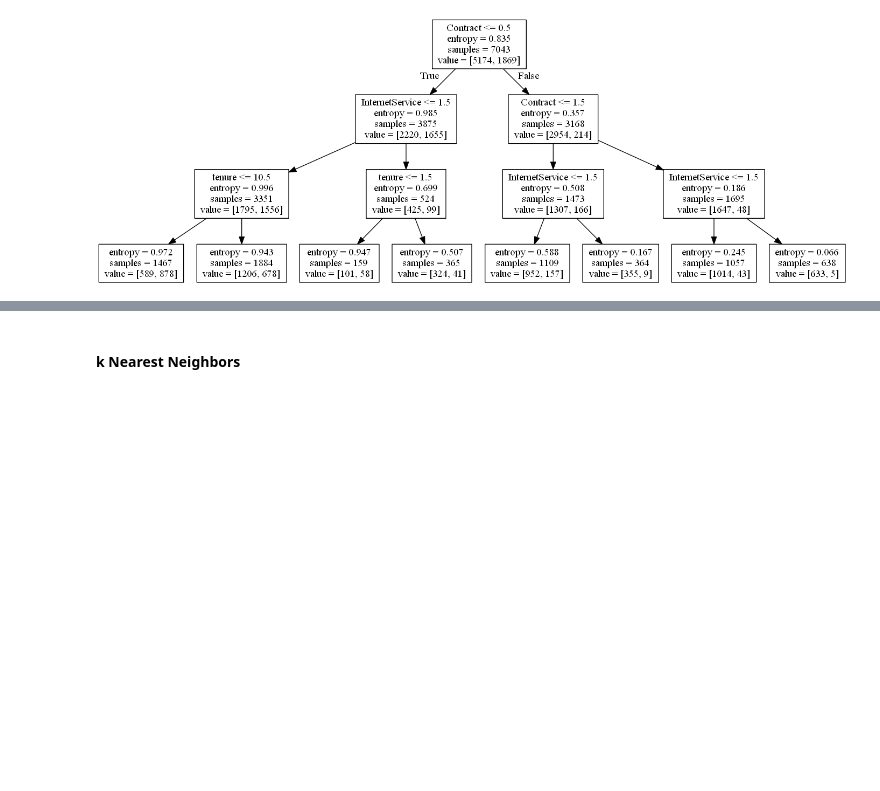
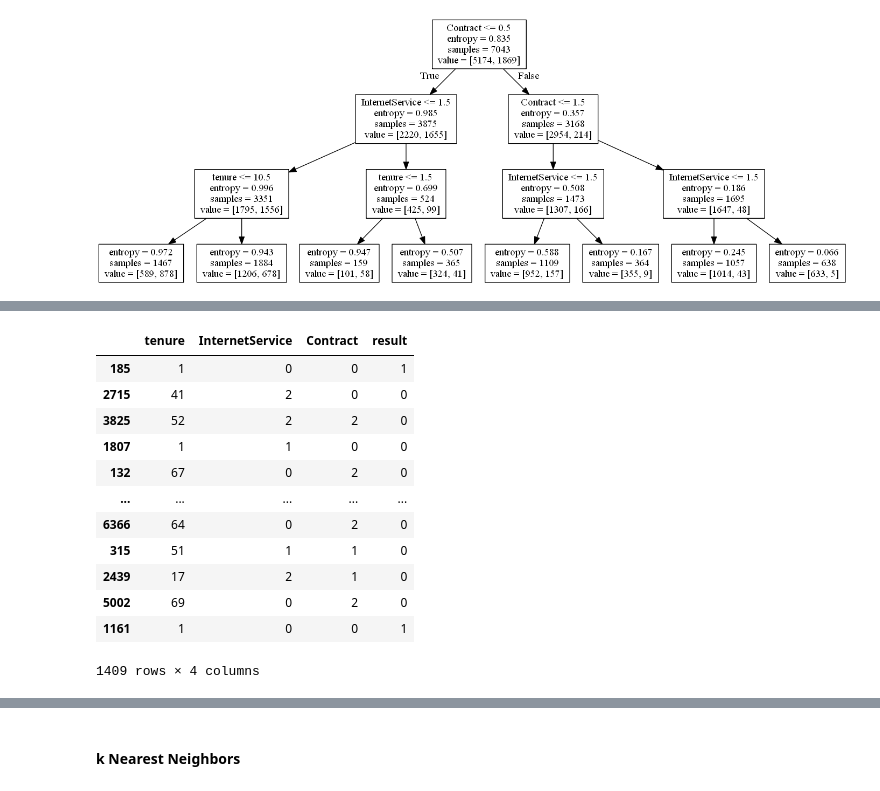
Before and after one commit to greatgomer/Task2_ML, a Jupyter notebook: ROONYX_Test2.ipynb, the cells around one changed output, grey strips where cells are left out. Saved outputs shown, nothing was run; the diff lists cells and outputs as text; code cells hidden in the pictures; blank space fills up the shorter version.

```diff
--- a/ROONYX_Test2.ipynb
+++ b/ROONYX_Test2.ipynb
@@ -162,0 +198,18 @@ Image(filename='small_tree.png')
+# %%
+result_logistic_regression = X_test
+result_logistic_regression['result'] = predictions.tolist()
+result_logistic_regression
+# %% [output]
+|  | tenure | InternetService | Contract | result |
+| 185 | 1 | 0 | 0 | 1 |
+| 2715 | 41 | 2 | 0 | 0 |
+| 3825 | 52 | 2 | 2 | 0 |
+| 1807 | 1 | 1 | 0 | 0 |
+| 132 | 67 | 0 | 2 | 0 |
+| ... | ... | ... | ... | ... |
+| 6366 | 64 | 0 | 2 | 0 |
+| 315 | 51 | 1 | 1 | 0 |
+| 2439 | 17 | 2 | 1 | 0 |
+| 5002 | 69 | 0 | 2 | 0 |
+| 1161 | 1 | 0 | 0 | 1 |
+1409 rows × 4 columns
```
Also changed, not shown: parts of 5 cells of this notebook, 1 other file.
